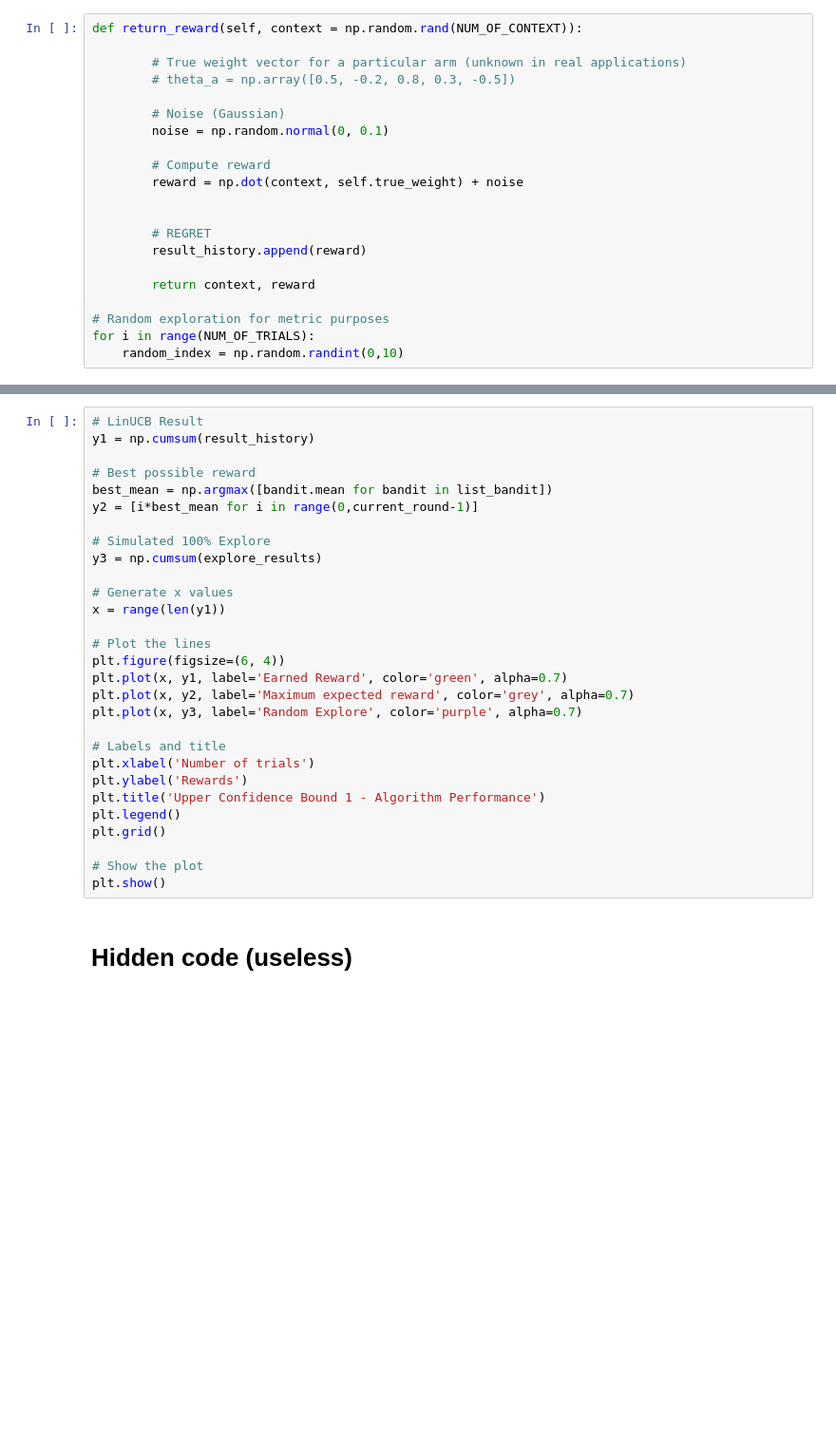
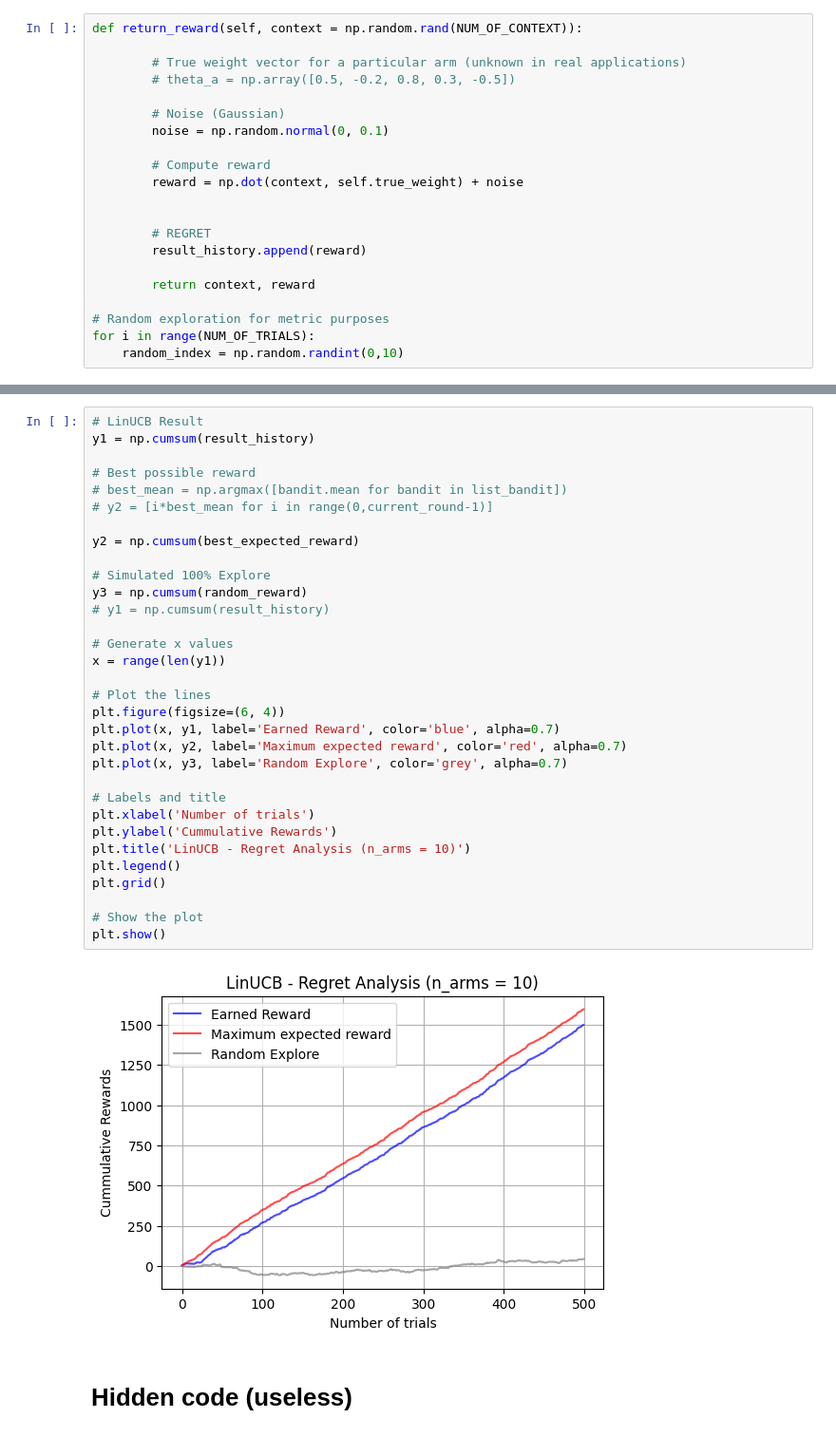
Before and after one commit to ReinerJasin/Multi-Armed-Bandit, a Jupyter notebook: contextual_bandit.ipynb, the cells around one changed output, grey strips where cells are left out. Shown at 95% size. Saved outputs shown, nothing was run; the diff lists cells and outputs as text; blank space fills up the shorter version.

Commit message:
feat: Regret metrics calculation

```diff
--- a/contextual_bandit.ipynb
+++ b/contextual_bandit.ipynb
@@ -401,32 +409,37 @@ for i in range(NUM_OF_TRIALS):
 # %%
 # LinUCB Result
 y1 = np.cumsum(result_history)
 
 # Best possible reward
-best_mean = np.argmax([bandit.mean for bandit in list_bandit])
-y2 = [i*best_mean for i in range(0,current_round-1)]
+# best_mean = np.argmax([bandit.mean for bandit in list_bandit])
+# y2 = [i*best_mean for i in range(0,current_round-1)]
+
+y2 = np.cumsum(best_expected_reward)
 
 # Simulated 100% Explore
-y3 = np.cumsum(explore_results)
+y3 = np.cumsum(random_reward)
+# y1 = np.cumsum(result_history)
 
 # Generate x values
 x = range(len(y1))
 
 # Plot the lines
 plt.figure(figsize=(6, 4))
-plt.plot(x, y1, label='Earned Reward', color='green', alpha=0.7)
-plt.plot(x, y2, label='Maximum expected reward', color='grey', alpha=0.7)
-plt.plot(x, y3, label='Random Explore', color='purple', alpha=0.7)
+plt.plot(x, y1, label='Earned Reward', color='blue', alpha=0.7)
+plt.plot(x, y2, label='Maximum expected reward', color='red', alpha=0.7)
+plt.plot(x, y3, label='Random Explore', color='grey', alpha=0.7)
 
 # Labels and title
 plt.xlabel('Number of trials')
-plt.ylabel('Rewards')
-plt.title('Upper Confidence Bound 1 - Algorithm Performance')
+plt.ylabel('Cummulative Rewards')
+plt.title('LinUCB - Regret Analysis (n_arms = 10)')
 plt.legend()
 plt.grid()
 
 # Show the plot
 plt.show()
+# %% [output]
+[figure, added]
 # %% [markdown]
 # Hidden code (useless)
 # %%
```
Also changed, not shown: parts of 16 cells of this notebook.
